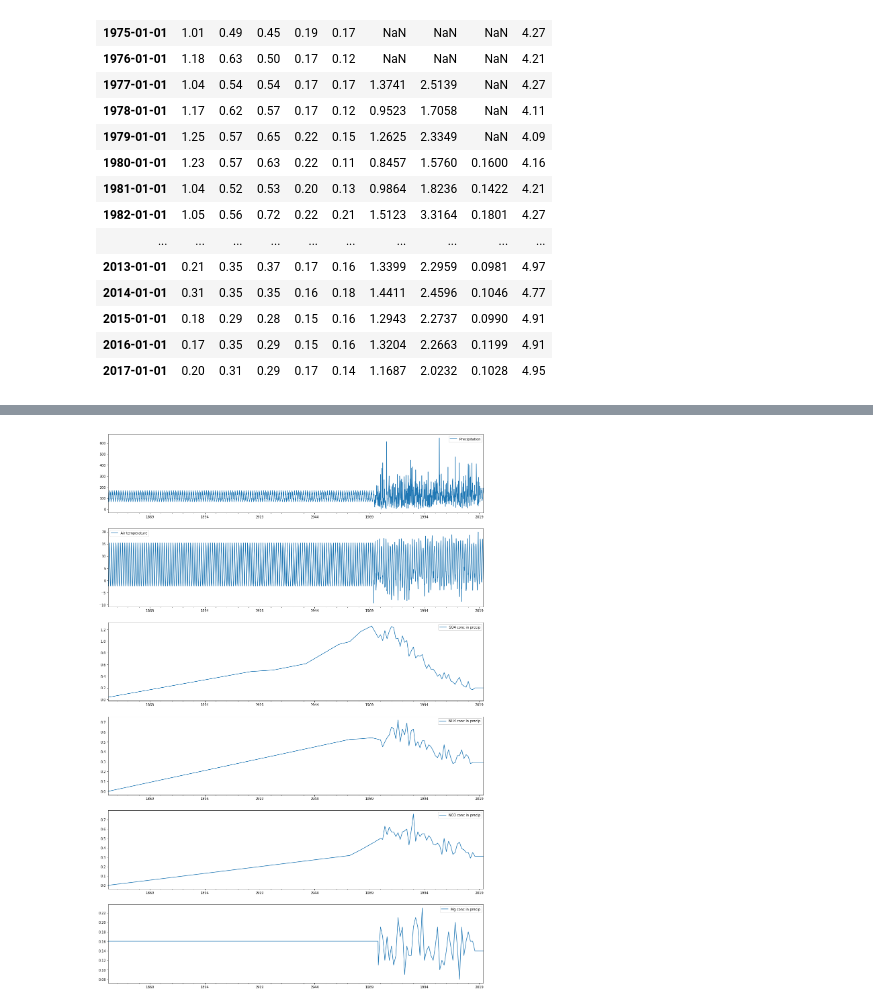
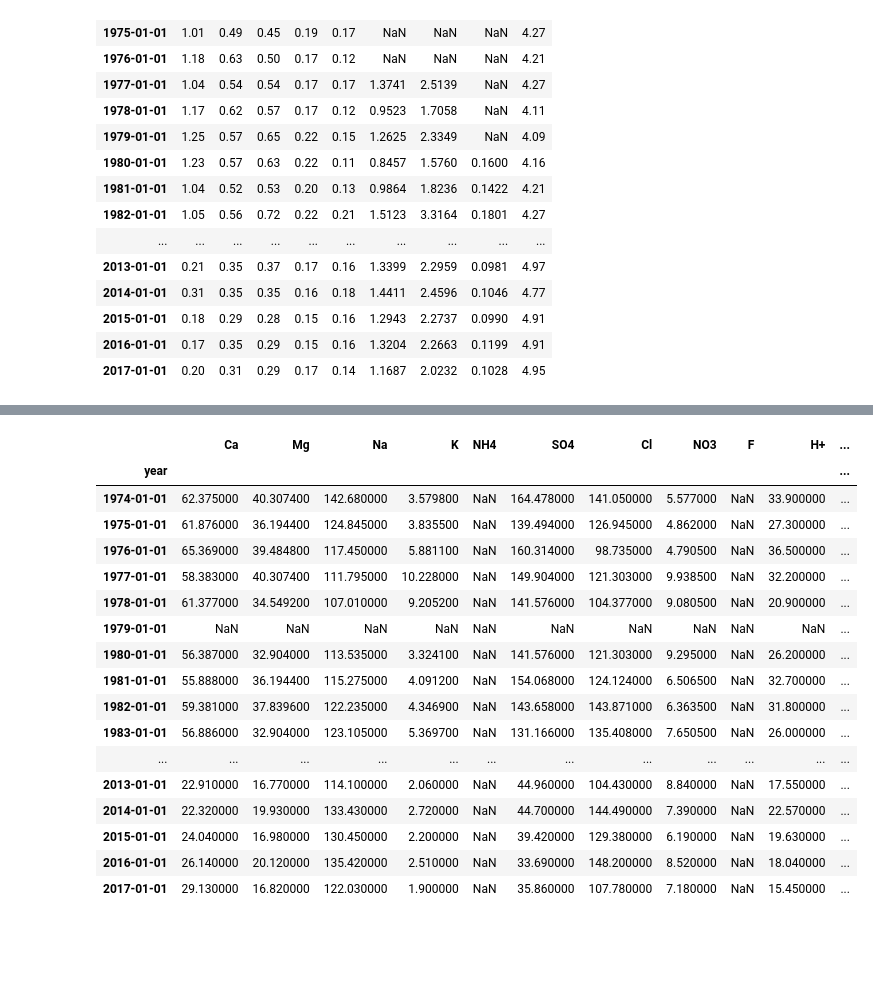
Before and after one commit to NIVANorge/Mobius, a Jupyter notebook: PythonWrapper/MAGIC/example.ipynb, the cells around one changed output, grey strips where cells are left out. Drawn from its saved outputs; the diff is of its cells as text; code cells hidden in the pictures; blank space fills up the shorter version.

```diff
--- a/PythonWrapper/MAGIC/example.ipynb
+++ b/PythonWrapper/MAGIC/example.ipynb
@@ -96,4 +89,23 @@ df
-# %%
-magic.plot_inputs(df)
-# %% [output]
-[figure, removed]
+# %%
+runoff_chem_df = pd.read_excel('example_runoff_chem_Birkenes.xls', sheet_name='Ark1', index_col='year', parse_dates=True)
+
+runoff_chem_df
+# %% [output]
+|  | Ca | Mg | Na | K | NH4 | SO4 | Cl | NO3 | F | H+ | ... |
+| year |  |  |  |  |  |  |  |  |  |  | ... |
+| 1974-01-01 | 62.375000 | 40.307400 | 142.680000 | 3.579800 | NaN | 164.478000 | 141.050000 | 5.577000 | NaN | 33.900000 | ... |
+| 1975-01-01 | 61.876000 | 36.194400 | 124.845000 | 3.835500 | NaN | 139.494000 | 126.945000 | 4.862000 | NaN | 27.300000 | ... |
+| 1976-01-01 | 65.369000 | 39.484800 | 117.450000 | 5.881100 | NaN | 160.314000 | 98.735000 | 4.790500 | NaN | 36.500000 | ... |
+| 1977-01-01 | 58.383000 | 40.307400 | 111.795000 | 10.228000 | NaN | 149.904000 | 121.303000 | 9.938500 | NaN | 32.200000 | ... |
+| 1978-01-01 | 61.377000 | 34.549200 | 107.010000 | 9.205200 | NaN | 141.576000 | 104.377000 | 9.080500 | NaN | 20.900000 | ... |
+| 1979-01-01 | NaN | NaN | NaN | NaN | NaN | NaN | NaN | NaN | NaN | NaN | ... |
+| 1980-01-01 | 56.387000 | 32.904000 | 113.535000 | 3.324100 | NaN | 141.576000 | 121.303000 | 9.295000 | NaN | 26.200000 | ... |
+| 1981-01-01 | 55.888000 | 36.194400 | 115.275000 | 4.091200 | NaN | 154.068000 | 124.124000 | 6.506500 | NaN | 32.700000 | ... |
+| 1982-01-01 | 59.381000 | 37.839600 | 122.235000 | 4.346900 | NaN | 143.658000 | 143.871000 | 6.363500 | NaN | 31.800000 | ... |
+| 1983-01-01 | 56.886000 | 32.904000 | 123.105000 | 5.369700 | NaN | 131.166000 | 135.408000 | 7.650500 | NaN | 26.000000 | ... |
+| ... | ... | ... | ... | ... | ... | ... | ... | ... | ... | ... | ... |
+| 2013-01-01 | 22.910000 | 16.770000 | 114.100000 | 2.060000 | NaN | 44.960000 | 104.430000 | 8.840000 | NaN | 17.550000 | ... |
+| 2014-01-01 | 22.320000 | 19.930000 | 133.430000 | 2.720000 | NaN | 44.700000 | 144.490000 | 7.390000 | NaN | 22.570000 | ... |
+| 2015-01-01 | 24.040000 | 16.980000 | 130.450000 | 2.200000 | NaN | 39.420000 | 129.380000 | 6.190000 | NaN | 19.630000 | ... |
+| 2016-01-01 | 26.140000 | 20.120000 | 135.420000 | 2.510000 | NaN | 33.690000 | 148.200000 | 8.520000 | NaN | 18.040000 | ... |
+| 2017-01-01 | 29.130000 | 16.820000 | 122.030000 | 1.900000 | NaN | 35.860000 | 107.780000 | 7.180000 | NaN | 15.450000 | ... |
```
Also changed, not shown: parts of 5 cells of this notebook, 18 other files.
